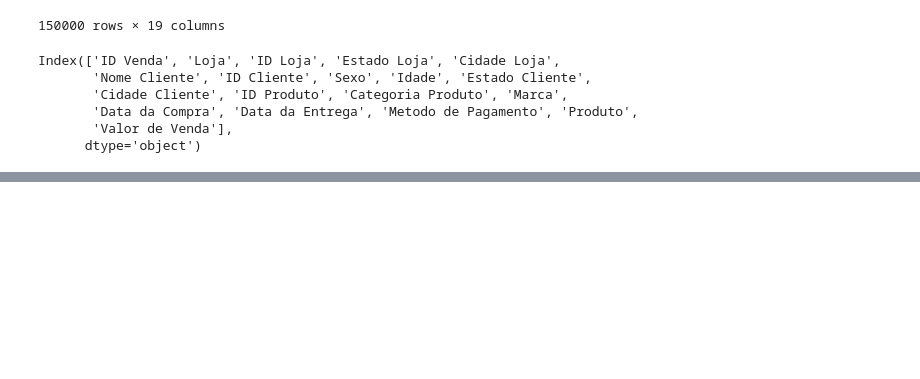
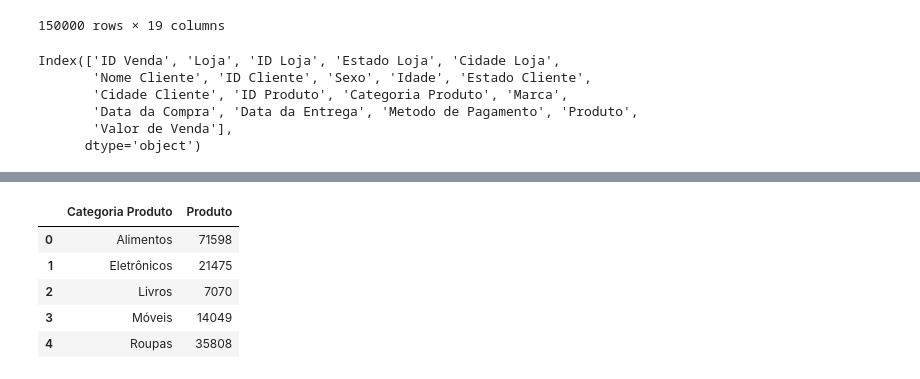
Before and after one commit to leticyanunes/Repo_Senac, a Jupyter notebook: Dados.ipynb, the cells around one changed output, grey strips where cells are left out. Cells and saved outputs as stored; diff of their text form; code cells hidden in the pictures; blank space fills up the shorter version.

```diff
--- a/Dados.ipynb
+++ b/Dados.ipynb
@@ -77,0 +95,10 @@ marca # Qual a marca favorita
+# %%
+produto = caramelo.groupby('Categoria Produto')['Produto'].count().reset_index()
+produto #categoria mais vendida
+# %% [output]
+|  | Categoria Produto | Produto |
+| 0 | Alimentos | 71598 |
+| 1 | Eletrônicos | 21475 |
+| 2 | Livros | 7070 |
+| 3 | Móveis | 14049 |
+| 4 | Roupas | 35808 |
```
Also changed, not shown: parts of 8 cells of this notebook, 2 other files.
